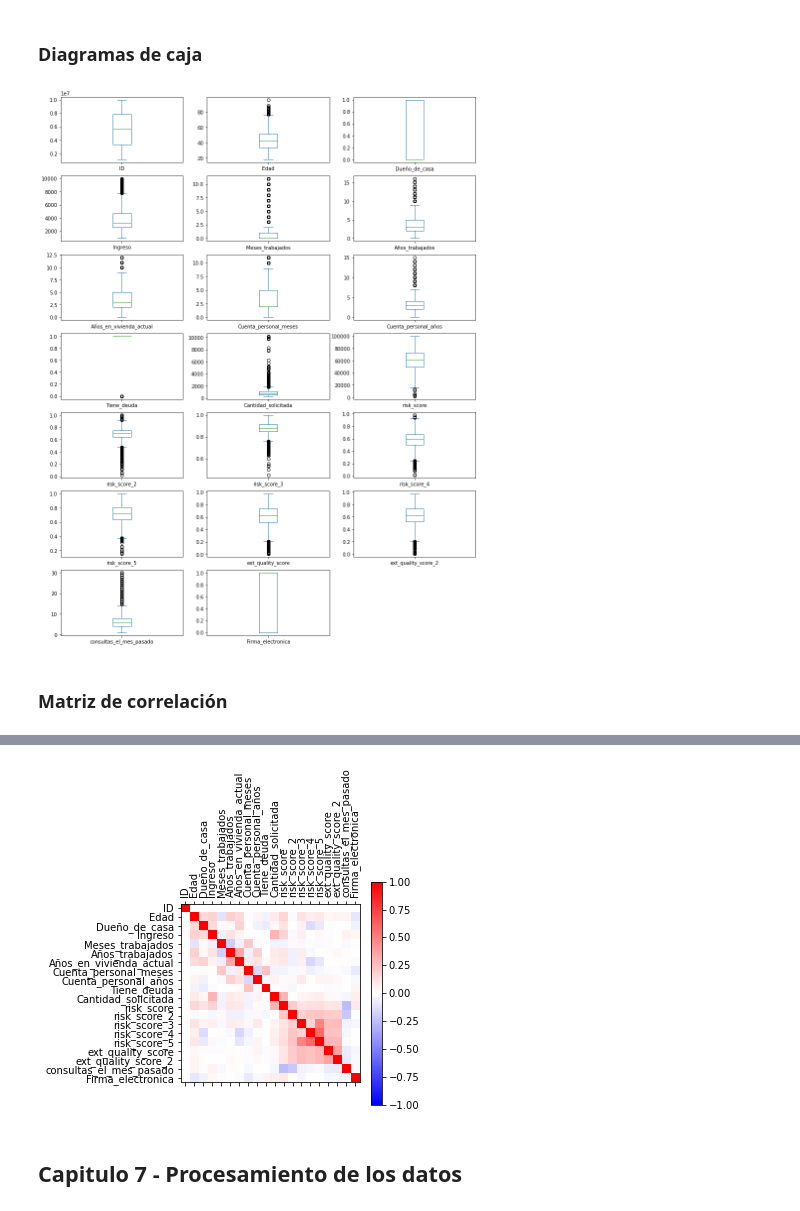
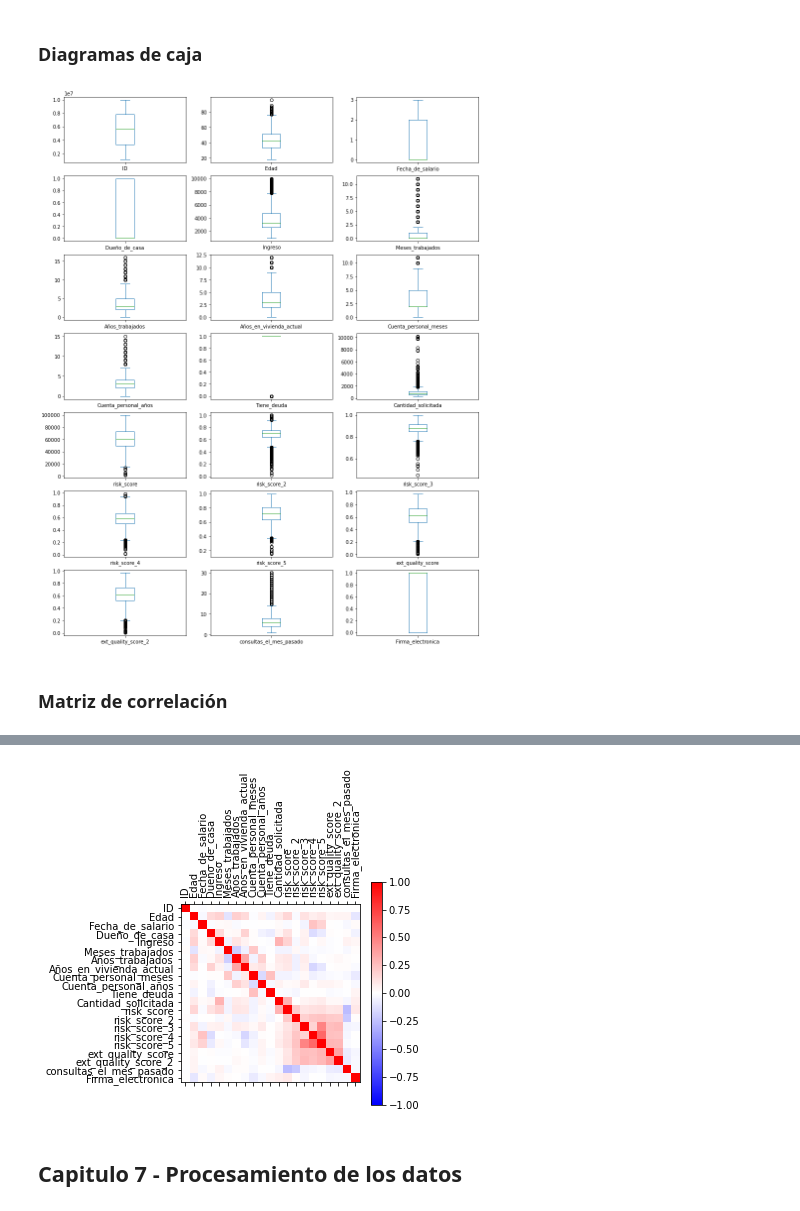
Before and after one commit to ismaelacosta/Proyecto_AID, a Jupyter notebook: examen.ipynb, the cells around one changed output, grey strips where cells are left out. Drawn from its saved outputs; the diff is of its cells as text; code cells hidden in the pictures.

Commit message:
agregado label encoder

```diff
--- a/examen.ipynb
+++ b/examen.ipynb
@@ -56,0 +66,4 @@ df.head()
+# %%
+le = preprocessing.LabelEncoder()
+le.fit(df['Fecha_de_salario'])
+le.classes_
@@ -56,0 +72,4 @@ df.head()
+# %%
+datos_le = le.transform(df['Fecha_de_salario'])
+df['Fecha_de_salario'] = datos_le
+df.head()
@@ -160,16 +179,16 @@ histograma()
 df.plot(kind="box", subplots=True, layout=(7,3), sharex=False, sharey=False, figsize=(15,20))
 plt.show()
 # %% [output]
-[figure, old version]
+[figure, new version]
 # %% [markdown]
 ### Matriz de correlación
 # %%
 matriz_correlacion = df.corr(method='pearson')
 
-plt.figure(figsize=(40,40))
+plt.figure(figsize=(2000,2000))
 plt.matshow(matriz_correlacion, cmap="bwr", vmin=-1, vmax=1)
-plt.xticks(range(20),matriz_correlacion.columns, rotation=90)
-plt.yticks(range(20),matriz_correlacion.columns)
+plt.xticks(range(21),matriz_correlacion.columns, rotation=90)
+plt.yticks(range(21),matriz_correlacion.columns)
 plt.colorbar()
 plt.show()
 # %% [output]
@@ -177,4 +196,4 @@ plt.show()
-[figure, old version]
+[figure, new version]
 # %% [markdown]
 ## Capitulo 7 - Procesamiento de los datos
 # %% [markdown]
```
Also changed, not shown: parts of 11 cells of this notebook.
